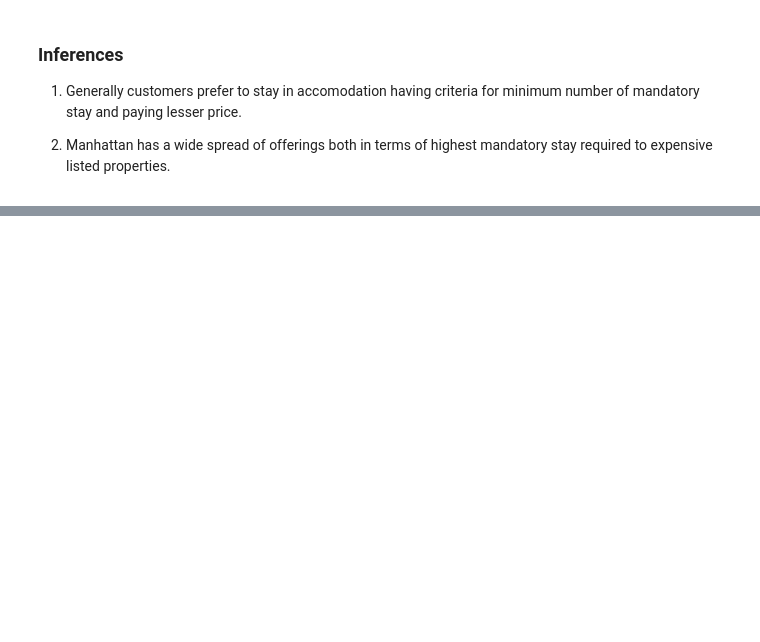
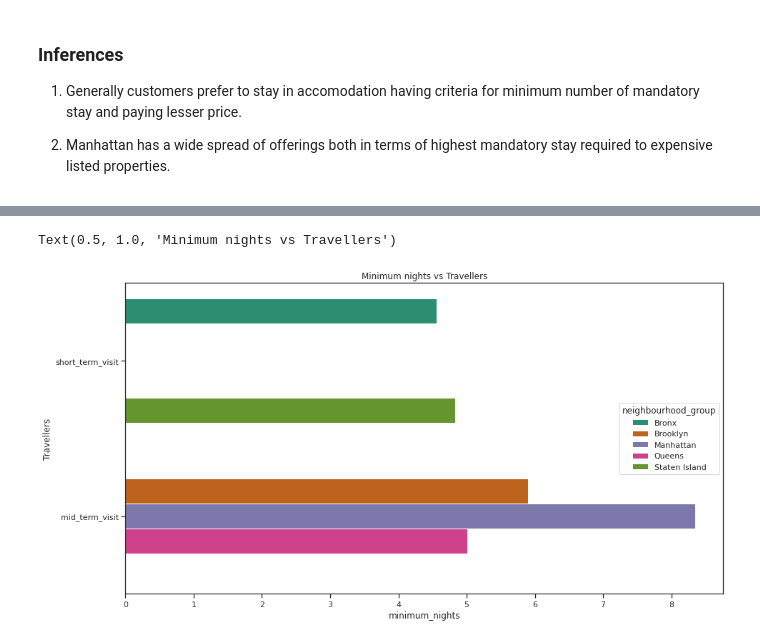
Before and after one commit to pasayat-siddhartha/Capstone_Project01_EDA_Airbnb_Booking_Analysis, a Jupyter notebook: SP_Airbnb_Bookings_Analysis_Capstone_Project.ipynb, the cells around one changed output, grey strips where cells are left out. Cells and saved outputs as stored; diff of their text form; code cells hidden in the pictures; blank space fills up the shorter version.

Commit message:
5) Types of Visit based on Mandatory Stays allowed for a single booking.

```diff
--- a/SP_Airbnb_Bookings_Analysis_Capstone_Project.ipynb
+++ b/SP_Airbnb_Bookings_Analysis_Capstone_Project.ipynb
@@ -452,0 +459,3 @@ Text(0.5, 1.0, 'Price vs Minimum night')
+# %%
+visit_df = df.groupby(['neighbourhood_group'], as_index=False)['minimum_nights'].mean()
+visit_df
@@ -452,0 +469,13 @@ Text(0.5, 1.0, 'Price vs Minimum night')
+# %%
+visit_df['minimum_nights']
+Trav_L = []
+for i in visit_df['minimum_nights']:
+  if i <= 5:
+    Trav_L.append('short_term_visit')                 # Less than or equal to 5 days is Short Term Visit - For Business/Lesiure/Personal
+  elif i > 5 and i <= 90:
+    Trav_L.append('mid_term_visit')                   # Less than or equal to 90 days is Mid Term Visit - For Bagpackers
+  else:
+    Trav_L.append('long_term_visit')                  # More than 90 days is Long Term Visit - For Nirvana (Soul Searching)
+# %%
+visit_df['Travellers'] = Trav_L
+visit_df
@@ -452,0 +489,9 @@ Text(0.5, 1.0, 'Price vs Minimum night')
+# %%
+
+fig = plt.figure(figsize=(15, 8))
+sns.set_theme(style="ticks")
+sns.barplot(data= visit_df, x='minimum_nights', y='Travellers', hue ='neighbourhood_group', palette="Dark2")
+plt.title('Minimum nights vs Travellers')
+# %% [output]
+Text(0.5, 1.0, 'Minimum nights vs Travellers')
+[figure, added]
```
Also changed, not shown: parts of 9 cells of this notebook.
